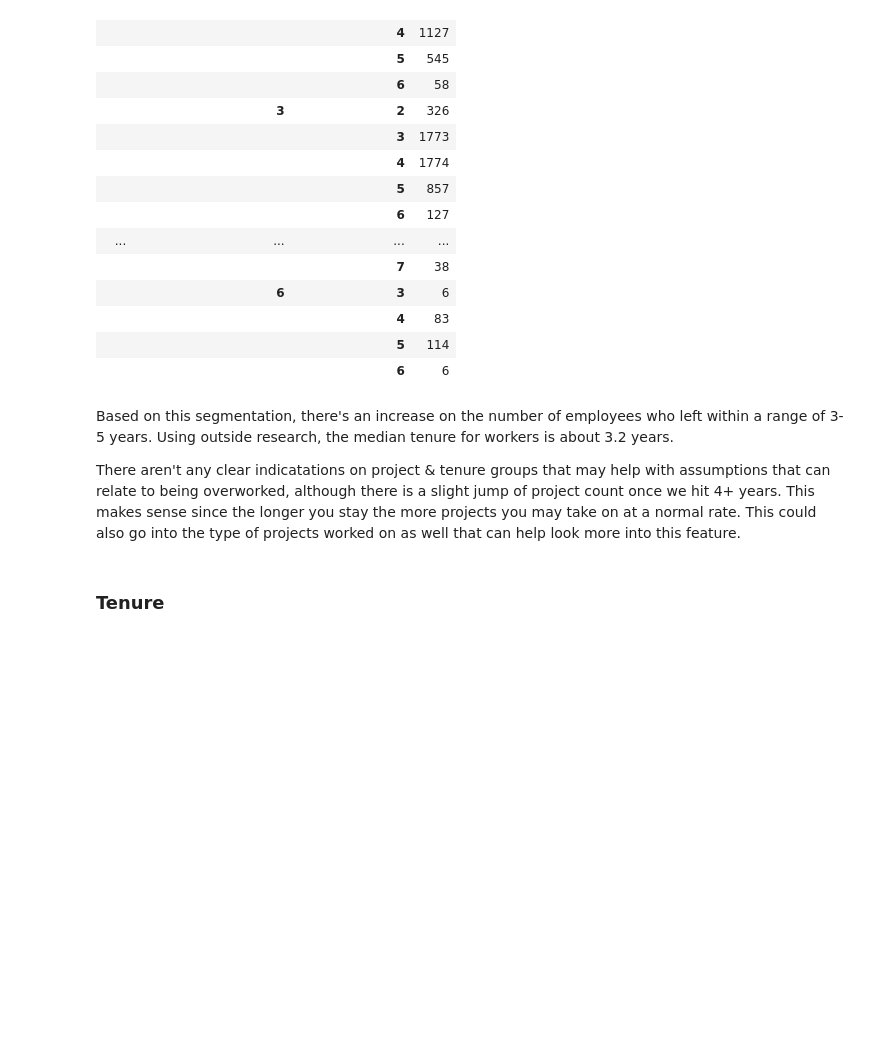
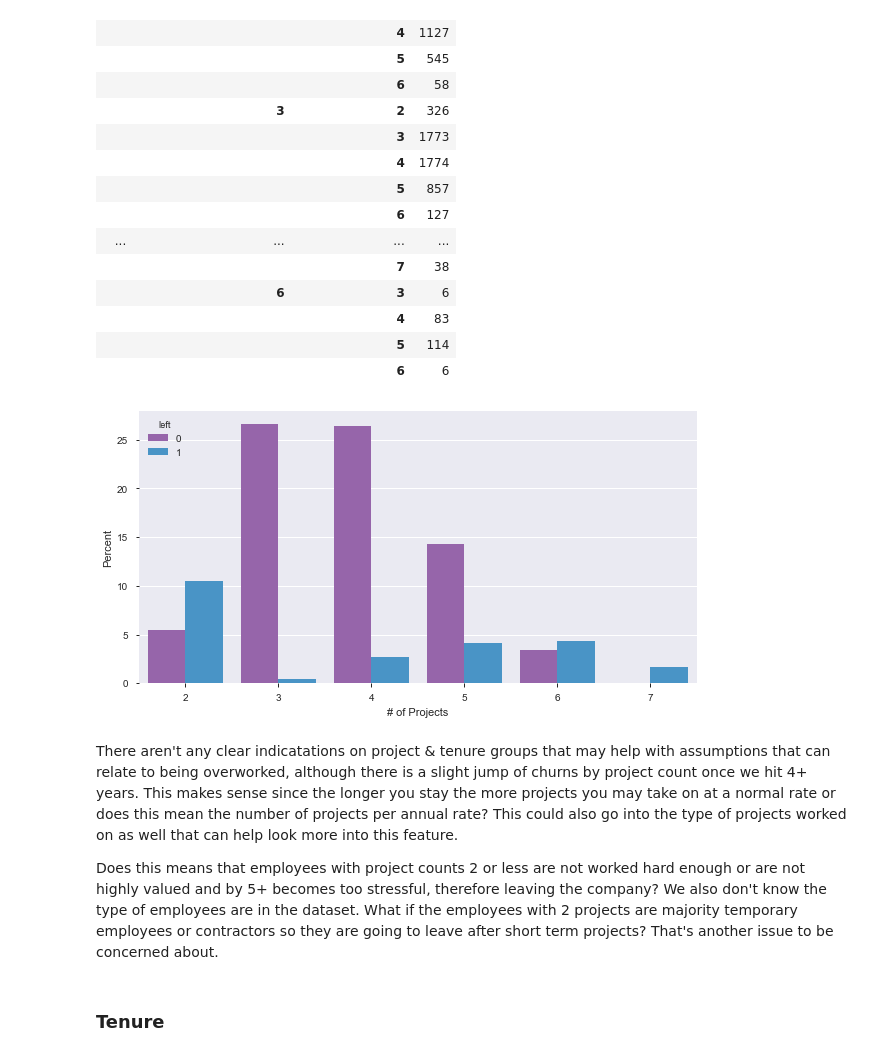
Before and after one commit to davidtnly/MachineLearning, a Jupyter notebook: 32-churn-prediction.ipynb, the cells around one changed output. Drawn from its saved outputs; the diff is of its cells as text; code cells hidden in the pictures; blank space fills up the shorter version.

Commit message:
fixed notebook text format errors and added new segmentations related to employee hours

```diff
--- a/32-churn-prediction.ipynb
+++ b/32-churn-prediction.ipynb
@@ -730,10 +710,29 @@ data.groupby(['left', 'time_spend_company', 'number_project'])[['left']].count()
 |  |  | 4 | 83 |
 |  |  | 5 | 114 |
 |  |  | 6 | 6 |
+# %%
+# Set figure size
+plt.figure(figsize=(10,5))
+
+# Plot
+ax = sns.barplot(x='number_project',
+                 y='number_project',
+                 hue="left",
+                 data=data,
+                 estimator=lambda x: len(x) / len(data) * 100
+                )
+
+# Set plot features
+ax.set(ylabel='Percent',
+       xlabel='# of Projects'
+      )
+plt.show()
+# %% [output]
+[figure, added]
 # %% [markdown]
-Based on this segmentation, there's an increase on the number of employees who left within a range of 3-5 years. Using outside research, the median tenure for workers is about 3.2 years.
+There aren't any clear indicatations on project & tenure groups that may help with assumptions that can relate to being overworked, although there is a slight jump of churns by project count once we hit 4+ years. This makes sense since the longer you stay the more projects you may take on at a normal rate or does this mean the number of projects per annual rate? This could also go into the type of projects worked on as well that can help look more into this feature.
 
-There aren't any clear indicatations on project & tenure groups that may help with assumptions that can relate to being overworked, although there is a slight jump of project count once we hit 4+ years. This makes sense since the longer you stay the more projects you may take on at a normal rate. This could also go into the type of projects worked on as well that can help look more into this feature.
+Does this means that employees with project counts 2 or less are not worked hard enough or are not highly valued and by 5+ becomes too stressful, therefore leaving the company? We also don't know the type of employees are in the dataset. What if the employees with 2 projects are majority temporary employees or contractors so they are going to leave after short term projects? That's another issue to be concerned about.
 # %% [markdown]
 ### Tenure
 # %%
```
Also changed, not shown: parts of 18 cells of this notebook.
